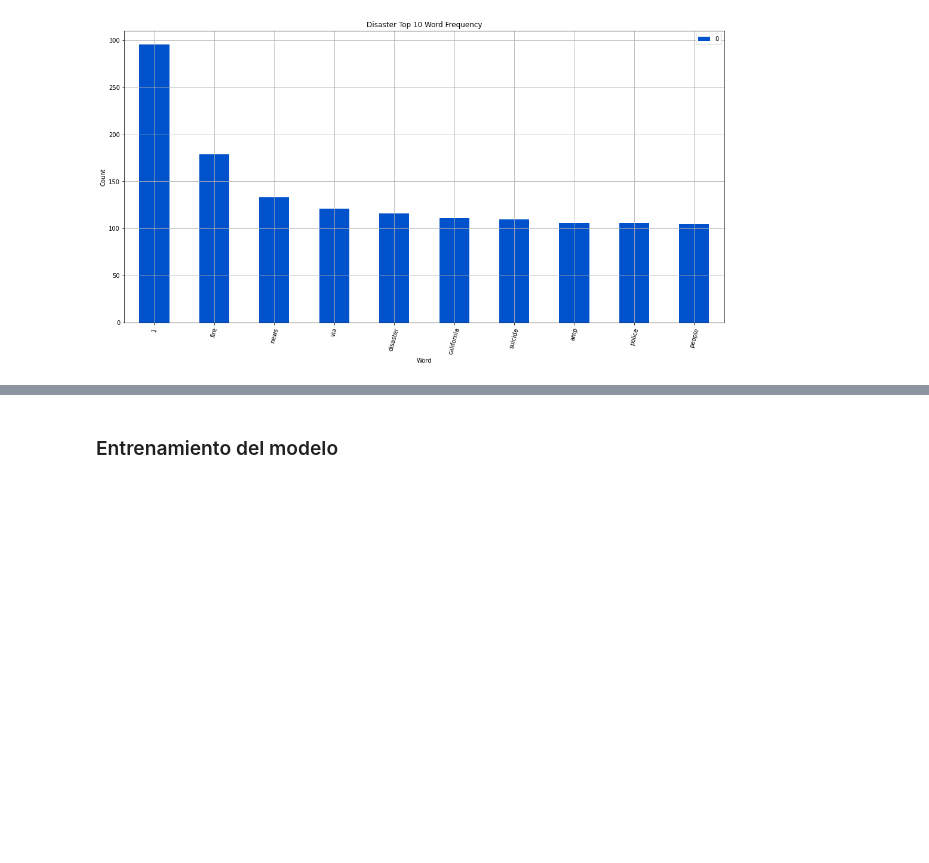
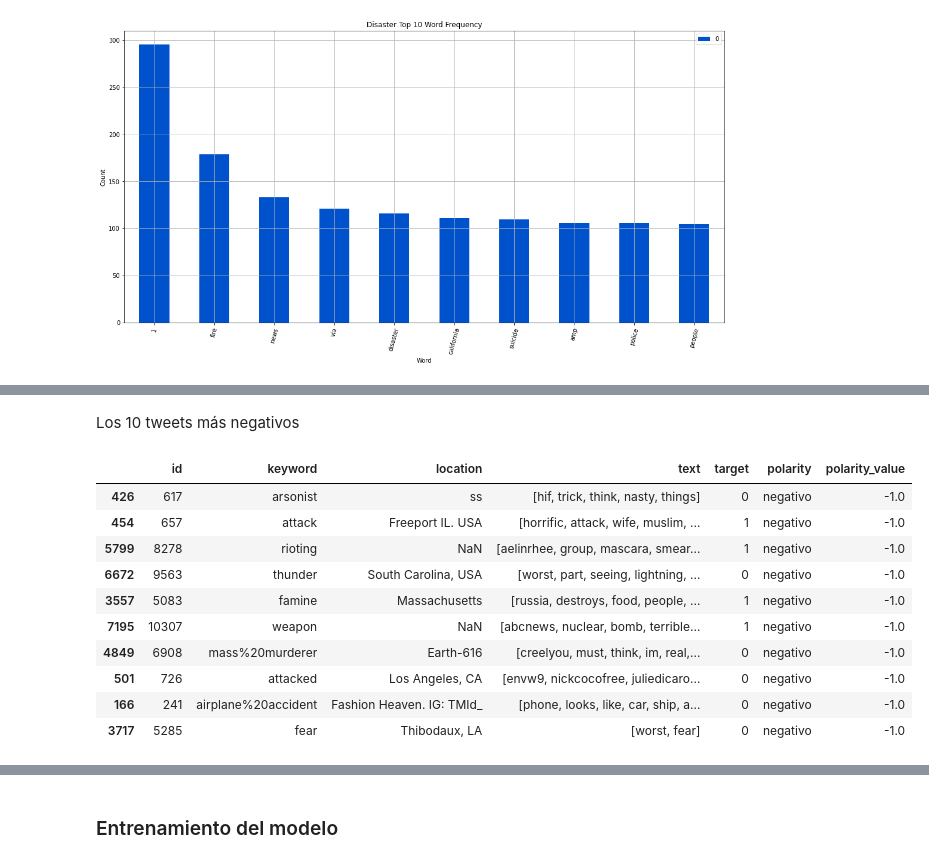
Before and after one commit to jlor31/DS1_LAB05, a Jupyter notebook: DS 1 LAB 05.ipynb, the cells around one changed output, grey strips where cells are left out. Drawn from its saved outputs; the diff is of its cells as text; code cells hidden in the pictures; blank space fills up the shorter version.

```diff
--- a/DS 1 LAB 05.ipynb
+++ b/DS 1 LAB 05.ipynb
@@ -283,0 +333,16 @@ Frecuencias_Df_solo_desastres.plot.bar(figsize=(18,9),xlabel="Word",ylabel="Coun
+# %% [markdown]
+Los 10 tweets más negativos
+# %%
+Df.sort_values(by=['polarity_value']).head(10)
+# %% [output]
+|  | id | keyword | location | text | target | polarity | polarity_value |
+| 426 | 617 | arsonist | ss | [hif, trick, think, nasty, things] | 0 | negativo | -1.0 |
+| 454 | 657 | attack | Freeport IL. USA | [horrific, attack, wife, muslim, ... | 1 | negativo | -1.0 |
+| 5799 | 8278 | rioting | NaN | [aelinrhee, group, mascara, smear... | 1 | negativo | -1.0 |
+| 6672 | 9563 | thunder | South Carolina, USA | [worst, part, seeing, lightning, ... | 0 | negativo | -1.0 |
+| 3557 | 5083 | famine | Massachusetts | [russia, destroys, food, people, ... | 1 | negativo | -1.0 |
+| 7195 | 10307 | weapon | NaN | [abcnews, nuclear, bomb, terrible... | 1 | negativo | -1.0 |
+| 4849 | 6908 | mass%20murderer | Earth-616 | [creelyou, must, think, im, real,... | 0 | negativo | -1.0 |
+| 501 | 726 | attacked | Los Angeles, CA | [envw9, nickcocofree, juliedicaro... | 0 | negativo | -1.0 |
+| 166 | 241 | airplane%20accident | Fashion Heaven. IG: TMId_ | [phone, looks, like, car, ship, a... | 0 | negativo | -1.0 |
+| 3717 | 5285 | fear | Thibodaux, LA | [worst, fear] | 0 | negativo | -1.0 |
```
Also changed, not shown: parts of 13 cells of this notebook, 3 other files.
